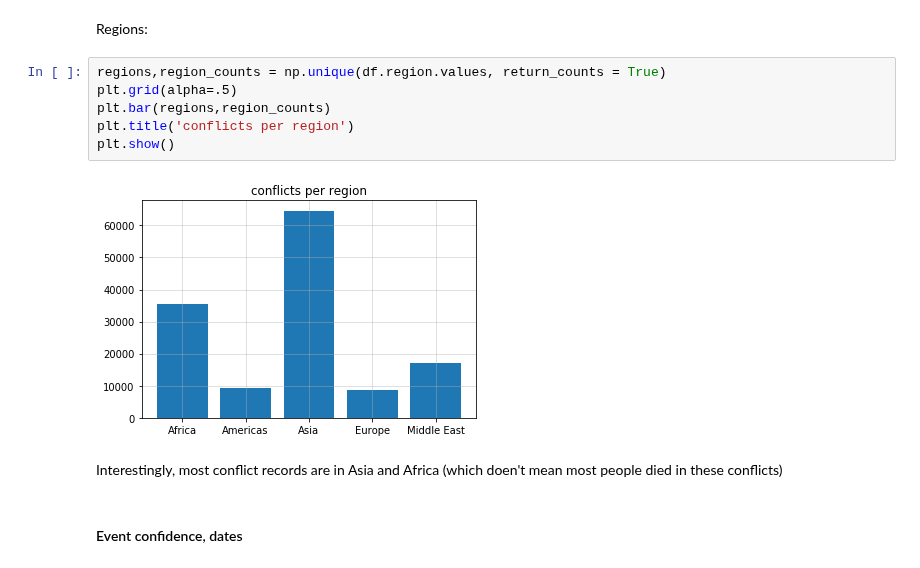
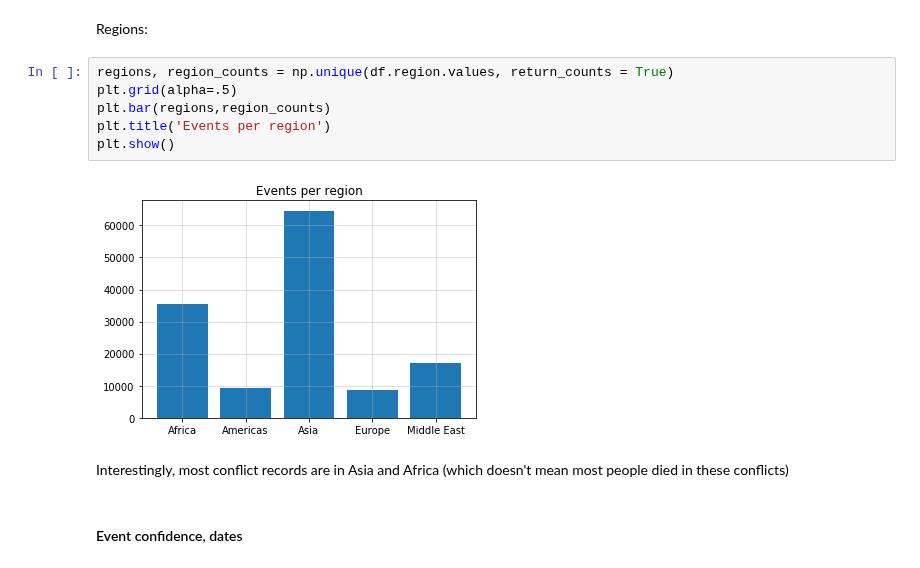
Before and after one commit to armand33/applied_data_analysis_2017, a Jupyter notebook: project/notebooks/Analysis of geographical data.ipynb, the cells around one changed output. Cells and saved outputs as stored; diff of their text form.

```diff
--- a/project/notebooks/Analysis of geographical data.ipynb
+++ b/project/notebooks/Analysis of geographical data.ipynb
@@ -467,15 +479,15 @@ array(['Afghanistan', 'Albania', 'Algeria', 'Angola', 'Argentina',
 # %% [markdown]
 Regions:
 # %%
-regions,region_counts = np.unique(df.region.values, return_counts = True)
+regions, region_counts = np.unique(df.region.values, return_counts = True)
 plt.grid(alpha=.5)
 plt.bar(regions,region_counts)
-plt.title('conflicts per region')
+plt.title('Events per region')
 plt.show()
 # %% [output]
-[figure, old version]
+[figure, new version]
 # %% [markdown]
-Interestingly, most conflict records are in Asia and Africa (which doen't mean most people died in these conflicts)
+Interestingly, most conflict records are in Asia and Africa (which doesn't mean most people died in these conflicts)
 # %% [markdown]
 #### Event confidence, dates
 # %% [markdown]
```
Also changed, not shown: parts of 16 cells of this notebook, 1 other file.
